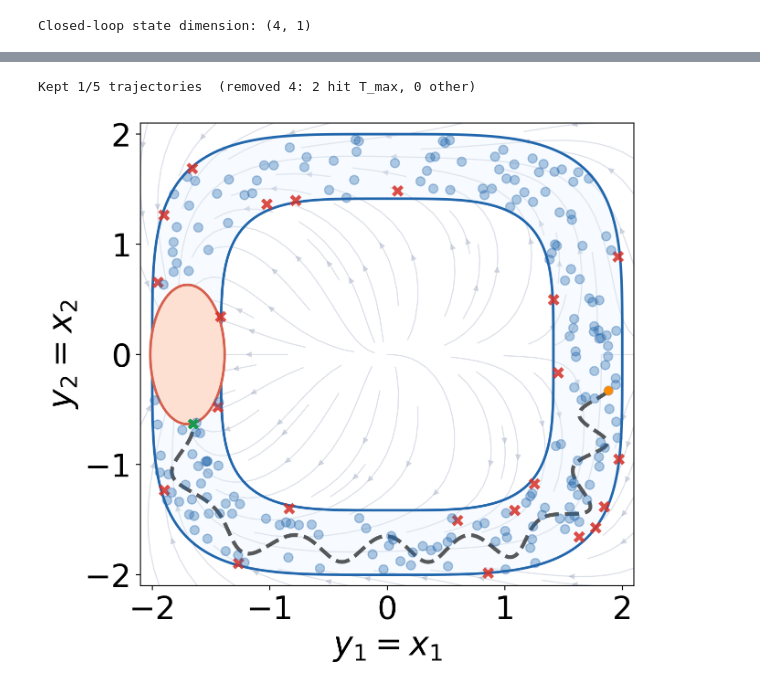
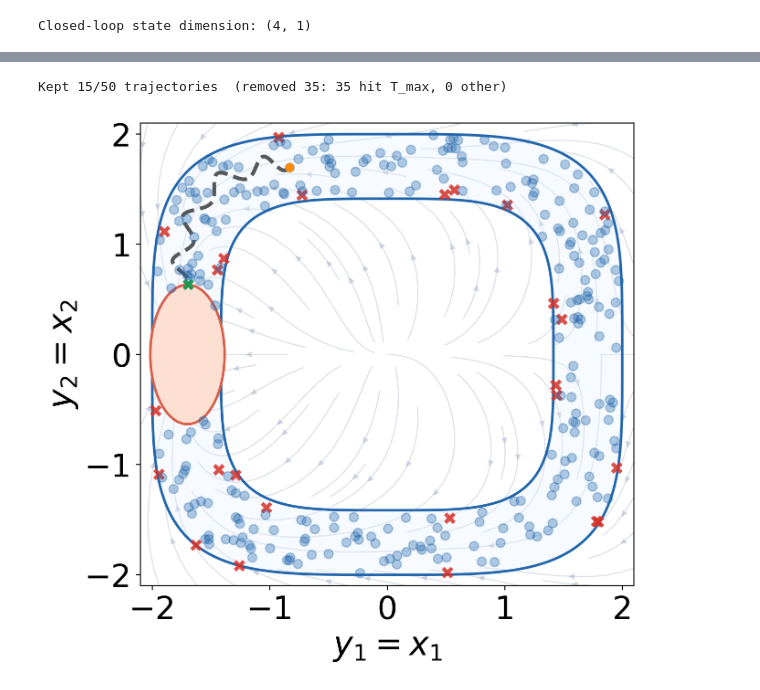
Before and after one commit to Aalto-Nonlinear-Systems-and-Control/reach_avoid_backstepping_MPC, a Jupyter notebook: example_dubins_car_unconstrained_reach_avoid.ipynb, the cells around one changed output, grey strips where cells are left out. Saved outputs shown, nothing was run; the diff lists cells and outputs as text; code cells hidden in the pictures.

```diff
--- a/example_dubins_car_unconstrained_reach_avoid.ipynb
+++ b/example_dubins_car_unconstrained_reach_avoid.ipynb
@@ -109,19 +120,14 @@ hx_func = sp.lambdify(state_vars, hx, "numpy")
 safe_set_y_func = sp.lambdify([y1, y2], safe_set_y, "numpy")
 target_set_y_func = sp.lambdify([y1, y2], target_set_y, "numpy")
 
-safe_set_x_func = sp.lambdify(state_vars, safe_set_x, "numpy")
-
-safe_vals = np.atleast_1d(np.squeeze(safe_set_x_func(*x_samples)))
-
-# All candidates: inside safe set AND outside target set
-candidate_mask = (safe_vals >= 0) & (target_vals > 0)
-feasible_idx = np.where(candidate_mask & (cert_vals >= 0))[0]
-infeasible_idx = np.where(candidate_mask & (cert_vals < 0))[0]
+# Use the same candidate_idx (first 300) computed in cell 4
+feasible_idx = candidate_idx[cert_vals[candidate_idx] >= 0]
+infeasible_idx = candidate_idx[cert_vals[candidate_idx] < 0]
 
 y_feasible = np.array(hx_func(*x_samples[:, feasible_idx])).reshape(2, -1)
 y_infeasible = np.array(hx_func(*x_samples[:, infeasible_idx])).reshape(2, -1)
 
-# ── Grid for set boundaries ───────────────────────────────────────────────────
+# ── Grid for set boundaries ─────────────────────────────────────────────
 n_grid = 400
 y1_g = np.linspace(-2.1, 2.1, n_grid)
 y2_g = np.linspace(-2.1, 2.1, n_grid)
@@ -164,14 +170,12 @@ ax.scatter(
     color="#2166ac",
     alpha=0.65,
     marker="o",
-    label=f"Feasible (cert ≥ 0): {len(feasible_idx)}",
+    label=f"Feasible (cert >= 0): {len(feasible_idx)}",
     zorder=10,
 )
 
 ax.set_xlabel("$y_1 = x_1$ [m]", fontsize=30)
 ax.set_ylabel("$y_2 = x_2$ [m]", fontsize=30)
-# ax.set_title("Sampled initial states in output (position) space", fontsize=13)
-# ax.legend(fontsize=11, loc="upper right")
 ax.grid(True, alpha=0.3)
 plt.show()
 # %% [output]
@@ -190,7 +194,7 @@ Closed-loop state dimension: (4, 1)
 from joblib import Parallel, delayed
 from scipy.integrate import solve_ivp
 
-T_max = 30.0  # maximum simulation horizon [s]
+T_max = 10.0  # maximum simulation horizon [s]
 dt_plot = 0.02  # time-step used only for dense output / plotting
 rtol, atol = 1e-8, 1e-10  # tight tolerances for DOP853
 
@@ -236,7 +240,7 @@ def simulate_one(x0):
 
 
 # ── Run in parallel ───────────────────────────────────────────────────────────
-N_sim = min(5, x_valid.shape[1])
+N_sim = min(50, x_valid.shape[1])
 x_sim = x_valid[:, :N_sim]
 
 raw = Parallel(n_jobs=-1, prefer="threads")(
@@ -284,8 +299,6 @@ filtered = [
     and float(np.squeeze(target_x_func(*tx[-1]))) <= phi_tol  # actually reached target
 ]
 
-# only visualize 1 trajectory for now
-filtered = filtered[2:3]
 
 print(
     f"Kept {len(filtered)}/{len(traj_t)} trajectories  "
@@ -293,6 +306,9 @@ print(
     f"{sum(1 for tt,_,_ in zip(traj_t,traj_x,traj_y) if tt[-1] >= T_max-1e-6)} hit T_max, "
     f"{sum(1 for tt,tx,_ in zip(traj_t,traj_x,traj_y) if tt[-1]<T_max-1e-6 and (tt[-1]<T_min or float(np.squeeze(target_x_func(*tx[-1])))>phi_tol))} other)"
 )
+
+# only visualize 1 trajectory for now
+filtered = filtered[1:2]
 
 traj_t_plot, traj_x_plot, traj_y_plot = zip(*filtered) if filtered else ([], [], [])
 
@@ -374,35 +390,35 @@ ax.scatter(
     alpha=0.85,
     marker="x",
     linewidths=3,
     label=f"Infeasible (cert < 0): {len(infeasible_idx)}",
     zorder=9,
 )
 # Feasible: inside safe set, outside target, cert >= 0
 ax.scatter(
     y_feasible[0],
     y_feasible[1],
     s=50,
     color="#2166ac",
     alpha=0.35,
     marker="o",
     label=f"Feasible (cert ≥ 0): {len(feasible_idx)}",
     zorder=10,
 )
 
 fs = 30
 ax.set_xlabel("$y_1 = x_1$", fontsize=fs - 4)
 ax.set_ylabel("$y_2 = x_2$", fontsize=fs - 4)
 ax.xaxis.set_tick_params(labelsize=25)
 ax.yaxis.set_tick_params(labelsize=25)
 # ax.grid(True, alpha=0.3)
 # ax.set_title(
 #     f"Closed-loop trajectories ({len(filtered)} shown) + $k_1(y)$ vector field",
 #     fontsize=11,
 # )
 plt.show()
 # %% [output]
-Kept 1/5 trajectories  (removed 4: 2 hit T_max, 0 other)
+Kept 15/50 trajectories  (removed 35: 35 hit T_max, 0 other)
-[figure, old version]
+[figure, new version]
 # %%
 # ── Control inputs u1 (angular velocity) and u2 (acceleration) ───────────────
 # Uses the same filtered trajectory set as the position plot (cell 8)
```
Also changed, not shown: parts of 7 cells of this notebook, 4 other files.
